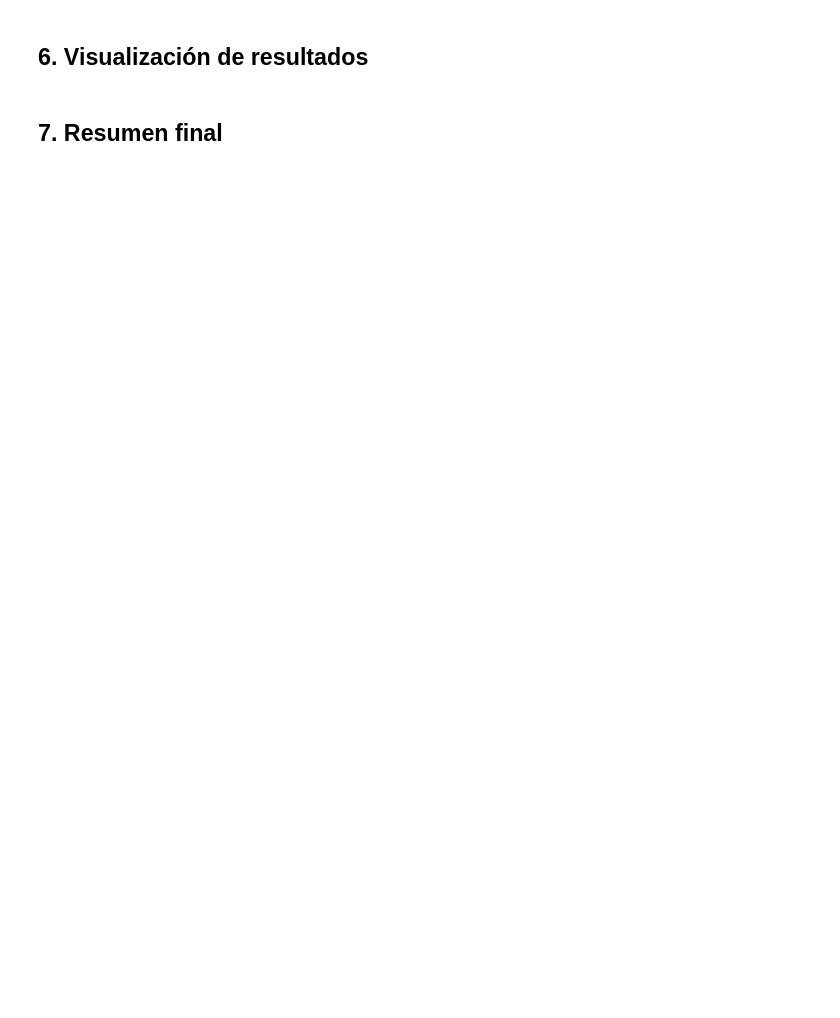
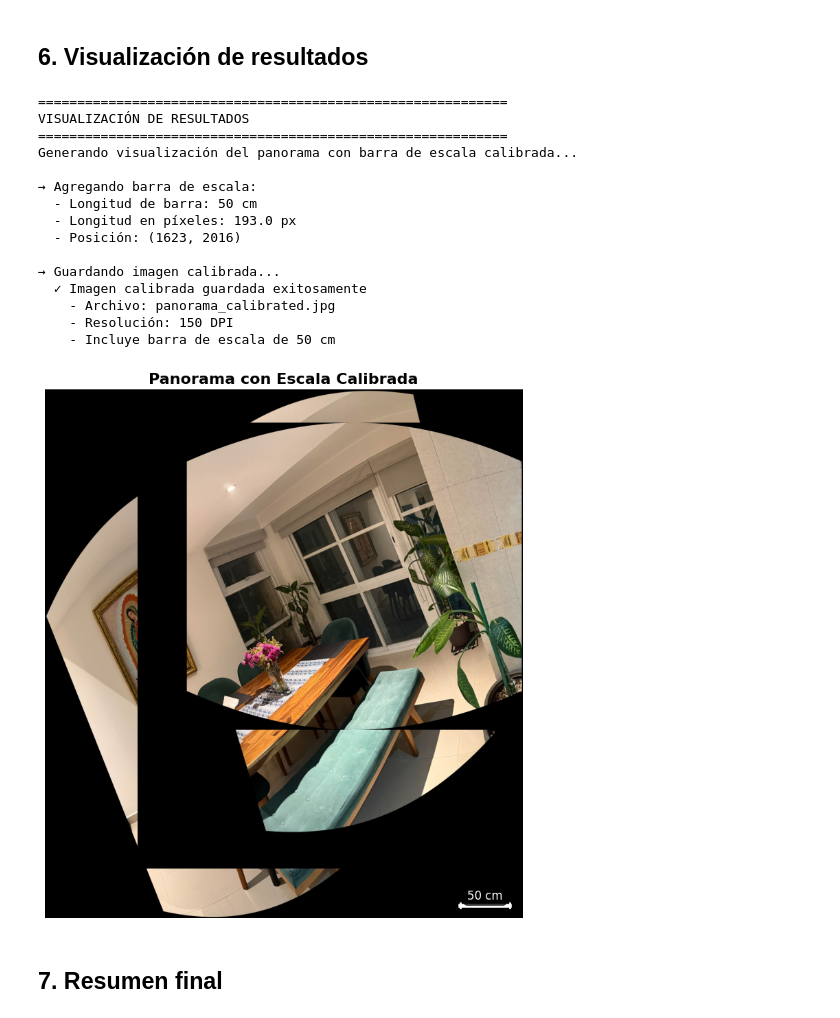
Before and after one commit to DanielaBuitrago-06/Trabajo2, a Jupyter notebook: notebooks/3_calibration_measurement.ipynb, the cells around one changed output. Drawn from its saved outputs; the diff is of its cells as text; code cells hidden in the pictures; blank space fills up the shorter version.

```diff
--- a/notebooks/3_calibration_measurement.ipynb
+++ b/notebooks/3_calibration_measurement.ipynb
@@ -47,4 +47,24 @@ class TeeOutput:
 # Configurar archivo de salida (se sobrescribirá en cada ejecución)
 log_file = os.path.join(measurements_dir, '3_calibration_measurement_results.txt')
 tee = TeeOutput(log_file)
-sys.stdout = tee
+
+# Función helper para imprimir y guardar en archivo
+def log_print(*args, **kwargs):
+    """
+    Imprime en consola y guarda en archivo simultáneamente.
+    Similar a print() pero también escribe en el archivo de log.
+    """
+    # Convertir todos los argumentos a string y unirlos
+    message = ' '.join(str(arg) for arg in args)
+    # Manejar el parámetro 'end' si existe
+    if 'end' in kwargs:
+        message += kwargs['end']
+    else:
+        message += '\n'
+
+    # Escribir tanto en consola como en archivo usando TeeOutput
+    tee.write(message)
+
+log_print("Notebook de calibración y medición iniciado")
+log_print("Los logs se guardarán automáticamente en archivo de resultados")
+log_print("=" * 60 + "\n")
@@ -419,37 +584,64 @@ print(f"\nResultados guardados en: {results_file}")
 # %% [markdown]
 ## 6. Visualización de resultados
 # %%
-print("\n" + "=" * 60)
-print("VISUALIZACIÓN DE RESULTADOS")
-print("=" * 60)
+log_print("\n" + "=" * 60)
+log_print("VISUALIZACIÓN DE RESULTADOS")
+log_print("=" * 60)
+log_print("Generando visualización del panorama con barra de escala calibrada...")
 
 fig, ax = plt.subplots(figsize=(15, 10))
 ax.imshow(panorama_rgb)
-ax.set_title('Panorama con Escala Calibrada', fontsize=16)
+ax.set_title('Panorama con Escala Calibrada', fontsize=16, fontweight='bold')
 ax.axis('off')
 
 # Agregar barra de escala
 scale_bar_length_cm = 50  # 50 cm
 scale_bar_length_px = scale_bar_length_cm / scale_factor
 scale_bar_x = panorama.shape[1] - scale_bar_length_px - 50
 scale_bar_y = panorama.shape[0] - 50
+
+log_print(f"\n→ Agregando barra de escala:")
+log_print(f"  - Longitud de barra: {scale_bar_length_cm} cm")
+log_print(f"  - Longitud en píxeles: {scale_bar_length_px:.1f} px")
+log_print(f"  - Posición: ({scale_bar_x:.0f}, {scale_bar_y:.0f})")
 
 ax.plot([scale_bar_x, scale_bar_x + scale_bar_length_px],
         [scale_bar_y, scale_bar_y], 'w-', linewidth=4)
 ax.plot([scale_bar_x, scale_bar_x],
         [scale_bar_y - 10, scale_bar_y + 10], 'w-', linewidth=2)
 ax.plot([scale_bar_x + scale_bar_length_px, scale_bar_x + scale_bar_length_px],
         [scale_bar_y - 10, scale_bar_y + 10], 'w-', linewidth=2)
 ax.text(scale_bar_x + scale_bar_length_px/2, scale_bar_y - 25,
         f'{scale_bar_length_cm} cm',
         color='white', fontsize=12, ha='center',
         bbox=dict(boxstyle='round', facecolor='black', alpha=0.7))
 
 # Guardar imagen con barra de escala
+log_print(f"\n→ Guardando imagen calibrada...")
 output_path = os.path.join(figures_dir, 'panorama_calibrated.jpg')
 fig.savefig(output_path, dpi=150, bbox_inches='tight')
-print(f"\nImagen calibrada guardada en: {output_path}")
+log_print(f"  ✓ Imagen calibrada guardada exitosamente")
+log_print(f"    - Archivo: panorama_calibrated.jpg")
+log_print(f"    - Resolución: 150 DPI")
+log_print(f"    - Incluye barra de escala de {scale_bar_length_cm} cm")
 
 plt.show()
+# %% [output]
+============================================================
+VISUALIZACIÓN DE RESULTADOS
+============================================================
+Generando visualización del panorama con barra de escala calibrada...
+
+→ Agregando barra de escala:
+  - Longitud de barra: 50 cm
+  - Longitud en píxeles: 193.0 px
+  - Posición: (1623, 2016)
+
+→ Guardando imagen calibrada...
+  ✓ Imagen calibrada guardada exitosamente
+    - Archivo: panorama_calibrated.jpg
+    - Resolución: 150 DPI
+    - Incluye barra de escala de 50 cm
+[figure, added]
 # %% [markdown]
 ## 7. Resumen final
```
Also changed, not shown: parts of 7 cells of this notebook, 11 other files.
